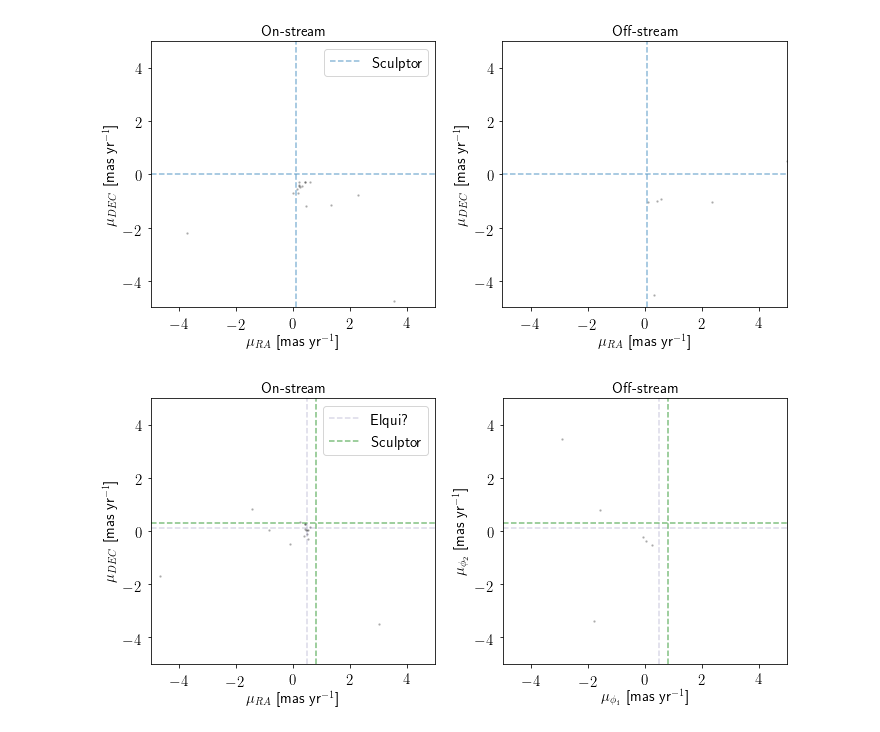
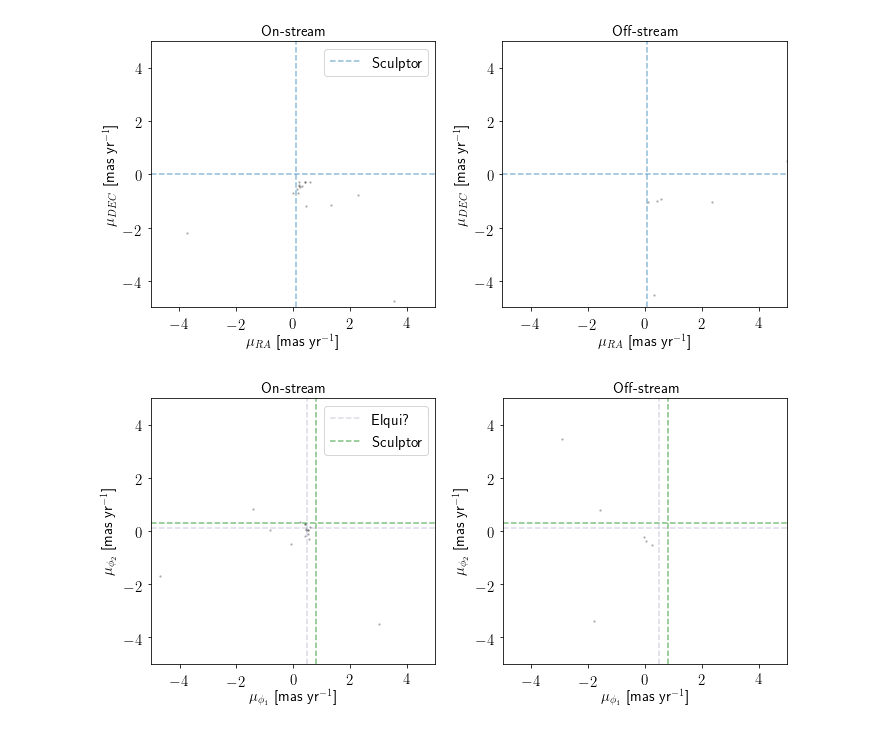
Before and after one commit to norashipp/shared_notebooks, a Jupyter notebook: Elqui.ipynb, the cells around one changed output. Drawn from its saved outputs; the diff is of its cells as text; code cells hidden in the pictures.

Commit message:
clean up plots

```diff
--- a/Elqui.ipynb
+++ b/Elqui.ipynb
@@ -914,33 +914,33 @@ fig, ax = plt.subplots(1,2,figsize=(10,5))
 
 plt.sca(ax[0])
 plt.plot(data['PMPHI1'][on_stream&iso_cut&ri_cut], data['PMPHI2'][on_stream&iso_cut&ri_cut], 'k.', ms=3, alpha=0.2)
 
 plt.axvline(pmPHI1, ls='--', alpha=0.2, c='darkslateblue', label='Elqui?')
 plt.axhline(pmPHI2, ls='--', alpha=0.2, c='darkslateblue')
 plt.axvline(pmphi1_sculptor, ls='--', alpha=0.5, c='g', label='Sculptor')
 plt.axhline(pmphi2_sculptor, ls='--', alpha=0.5, c='g')
 
 plt.xlim(-5,5)
 plt.ylim(-5,5)
-plt.xlabel('$\mu_{RA}$ [mas yr$^{-1}$]')
-plt.ylabel('$\mu_{DEC}$ [mas yr$^{-1}$]')
+plt.xlabel('$\mu_{\phi_1}$ [mas yr$^{-1}$]')
+plt.ylabel('$\mu_{\phi_2}$ [mas yr$^{-1}$]')
 plt.title('On-stream', fontsize='medium')
 plt.legend()
 
 plt.sca(ax[1])
 plt.plot(data['PMPHI1'][off_stream&iso_cut&ri_cut], data['PMPHI2'][off_stream&iso_cut&ri_cut], 'k.', ms=3, alpha=0.2)
 
 plt.axvline(pmPHI1, ls='--', alpha=0.2, c='darkslateblue', label='Elqui?')
 plt.axhline(pmPHI2, ls='--', alpha=0.2, c='darkslateblue')
 plt.axvline(pmphi1_sculptor, ls='--', alpha=0.5, c='g', label='Sculptor')
 plt.axhline(pmphi2_sculptor, ls='--', alpha=0.5, c='g')
 
 plt.xlim(-5,5)
 plt.ylim(-5,5)
 plt.xlabel('$\mu_{\phi_1}$ [mas yr$^{-1}$]')
 plt.ylabel('$\mu_{\phi_2}$ [mas yr$^{-1}$]')
 plt.title('Off-stream', fontsize='medium')
 
 plt.tight_layout()
 # %% [output]
-[figure, old version]
+[figure, new version]
```
